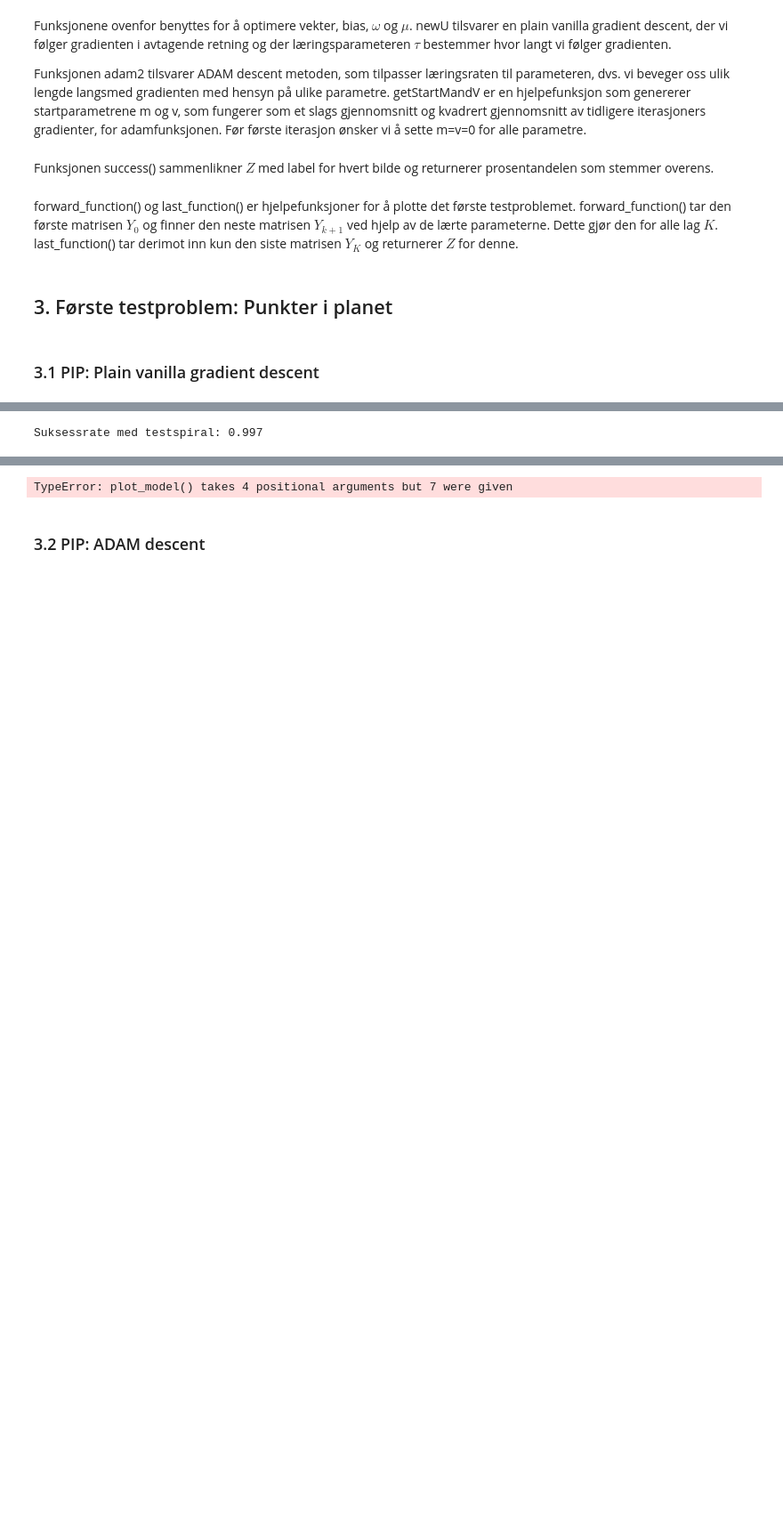
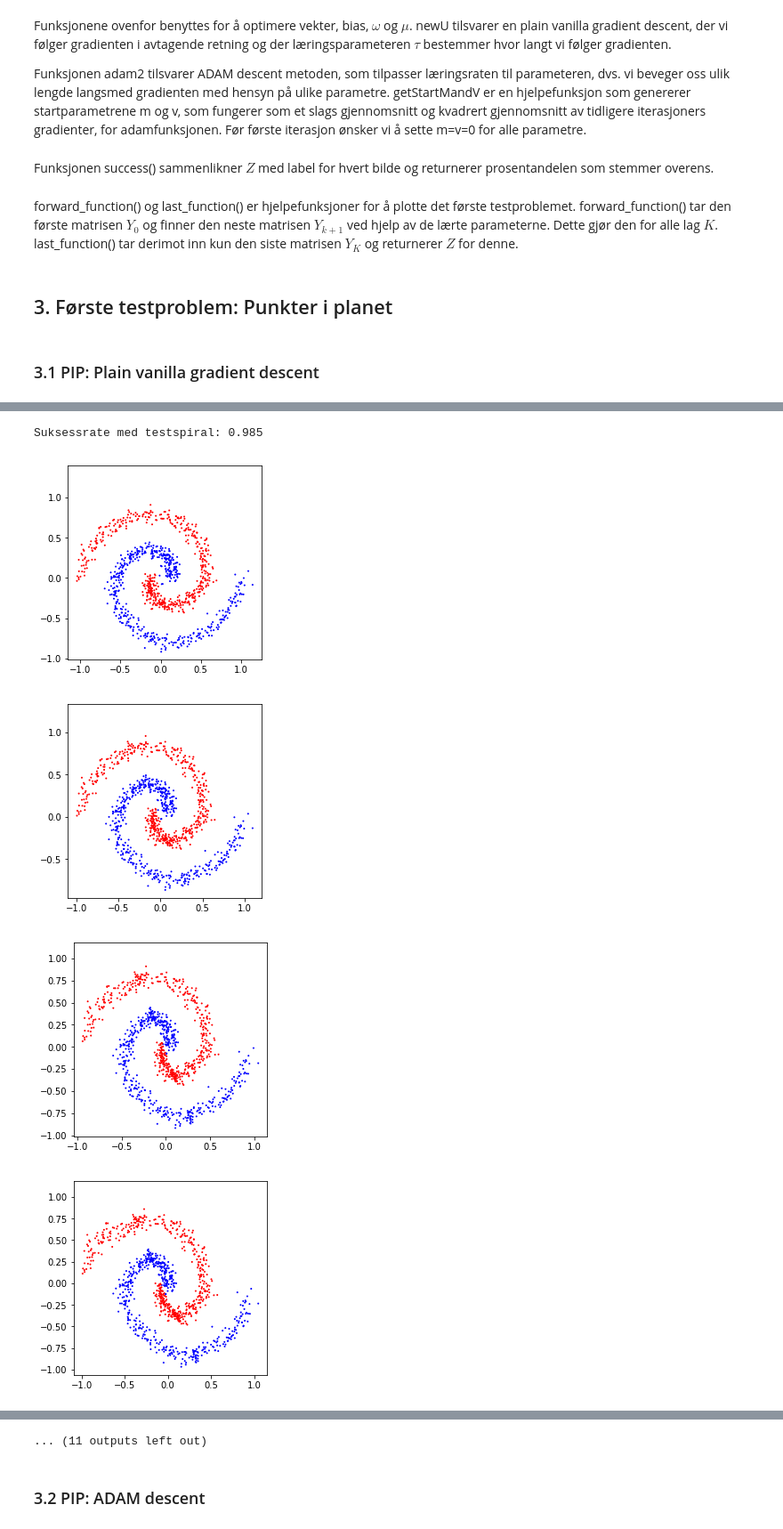
Before and after one commit to vivekapriyas/NN_mnist, a Jupyter notebook: Prosjekt2.ipynb, the cells around one changed output, grey strips where cells are left out. Shown at 89% size. Saved outputs shown, nothing was run; the diff lists cells and outputs as text; code cells hidden in the pictures; blank space fills up the shorter version.

```diff
--- a/Prosjekt2.ipynb
+++ b/Prosjekt2.ipynb
@@ -259,12 +257,16 @@ Suksessrate for treningsspiral: 0.998
 # %%
 images_test, labels_test = read_spiral_from_file(filename = 'spiral_text_file2.txt')
 Y_test_plain = forward_function(images_test, W_pip_plain, b_pip_plain, h = 0.05)
 z_test_plain = findZvalue(Y_test_plain[-1], omega_pip_plain, my_pip_plain)
 success_test_plain = success(z_test_plain, labels_test*1)
 print("Suksessrate med testspiral:", success_test_plain)
 
-plot_model(forward_function, Y_test_plain[0], W_pip_plain, b_pip_plain, 0.05, labels_test*1, 200)
+#plot_model1(forward_function, Y_test_plain[0], W_pip_plain, b_pip_plain, 0.05, labels_test*1, 1000)
 plot_progression(Y_test_plain, labels_test*1)
-plot_separation(last_function, Y_test_plain[-1], omega_pip_plain, my_pip_plain, labels_test*1, 200)
+plot_separation1(last_function, Y_test_plain[-1], omega_pip_plain, my_pip_plain, labels_test*1, 1000)
 # %% [output]
-Suksessrate med testspiral: 0.997
+Suksessrate med testspiral: 0.985
+[figure, added]
+[figure, added]
+[figure, added]
+[figure, added]
@@ -271,4 +280,4 @@ Suksessrate med testspiral: 0.997
-TypeError: plot_model() takes 4 positional arguments but 7 were given
+... (11 outputs left out)
 # %% [markdown]
 ### 3.2 PIP: ADAM descent
 # %%
```
Also changed, not shown: parts of 7 cells of this notebook.
